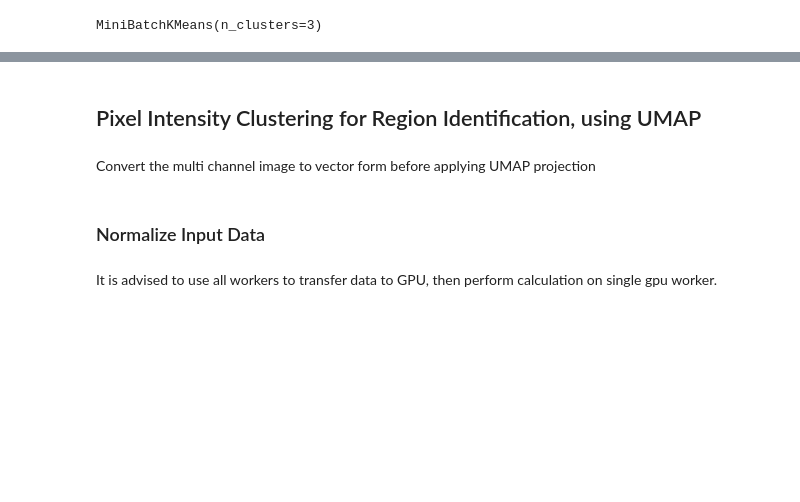
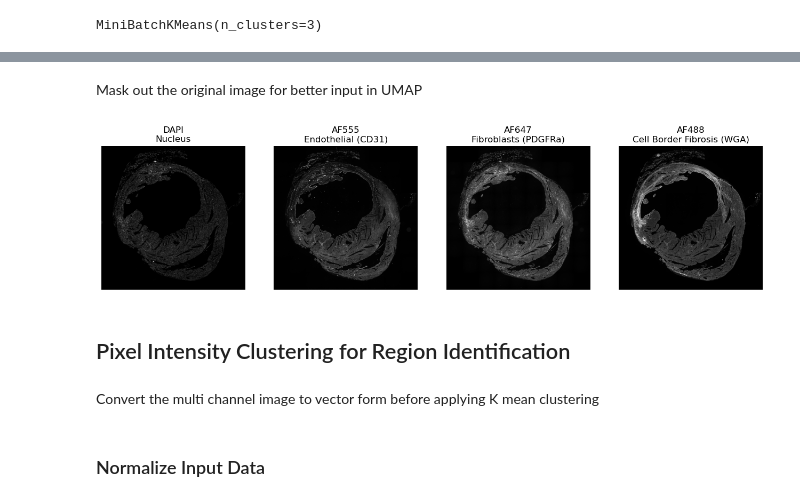
Before and after one commit to bpi-oxford/Myocardial-Infarction-Analysis, a Jupyter notebook: fluorescent.ipynb, the cells around one changed output, grey strips where cells are left out. Cells and saved outputs as stored; diff of their text form; code cells hidden in the pictures; blank space fills up the shorter version.

```diff
--- a/fluorescent.ipynb
+++ b/fluorescent.ipynb
@@ -361,6 +405,28 @@ plt.axis("off")
+# %% [markdown]
+Mask out the original image for better input in UMAP
+# %%
+img_dask_sub_masked = img_dask_sub
+
+for i in range(4):
+    img_dask_sub_masked[0,i,0,].T[mask==0] = 0
+
+img_dask_sub_masked = img_dask_sub_masked.persist()
+# %%
+fig, axs = plt.subplots(1,4,figsize=(16,10))
+
+for i in range(4):
+    ax = axs[i]
+    ax.set_axis_off()
+    img_ch = img_dask_sub_masked[0,i,0,]
+    lp = da.percentile(img_ch.ravel(),0.5)
+    up = da.percentile(img_ch.ravel(),99.5)
+    ax.imshow(img_ch,cmap="gray",vmin=lp,vmax=up)
+    ax.set_title("{}\n{}".format(channel_info[i]['@Name'],CELL_LABELS[channel_info[i]['@Name']]))
+# %% [output]
+[figure, added]
 # %% [markdown]
-## Pixel Intensity Clustering for Region Identification, using UMAP
+## Pixel Intensity Clustering for Region Identification
 # %% [markdown]
-Convert the multi channel image to vector form before applying UMAP projection
+Convert the multi channel image to vector form before applying K mean clustering
 # %% [markdown]
 ### Normalize Input Data
@@ -371,2 +432,0 @@ scaled_input_data_cpu = StandardScaler().fit_transform(input)
-# %% [markdown]
-It is advised to use all workers to transfer data to GPU, then perform calculation on single gpu worker.
```
Also changed, not shown: parts of 38 cells of this notebook.
